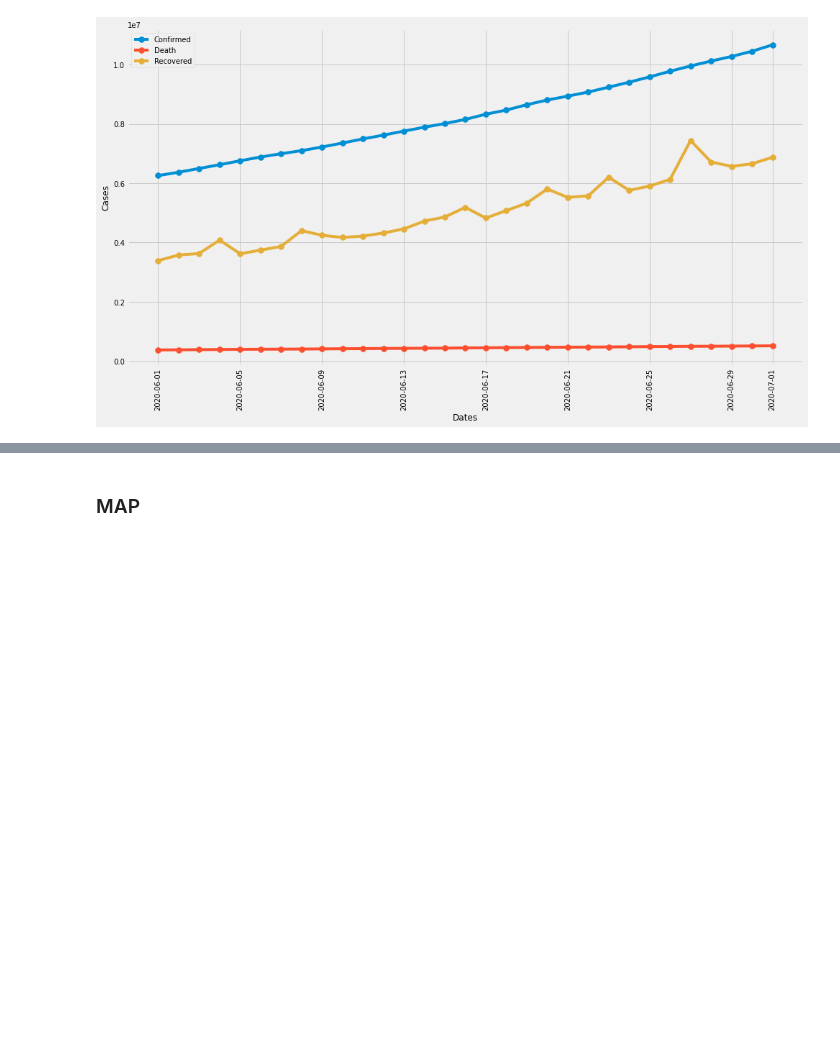
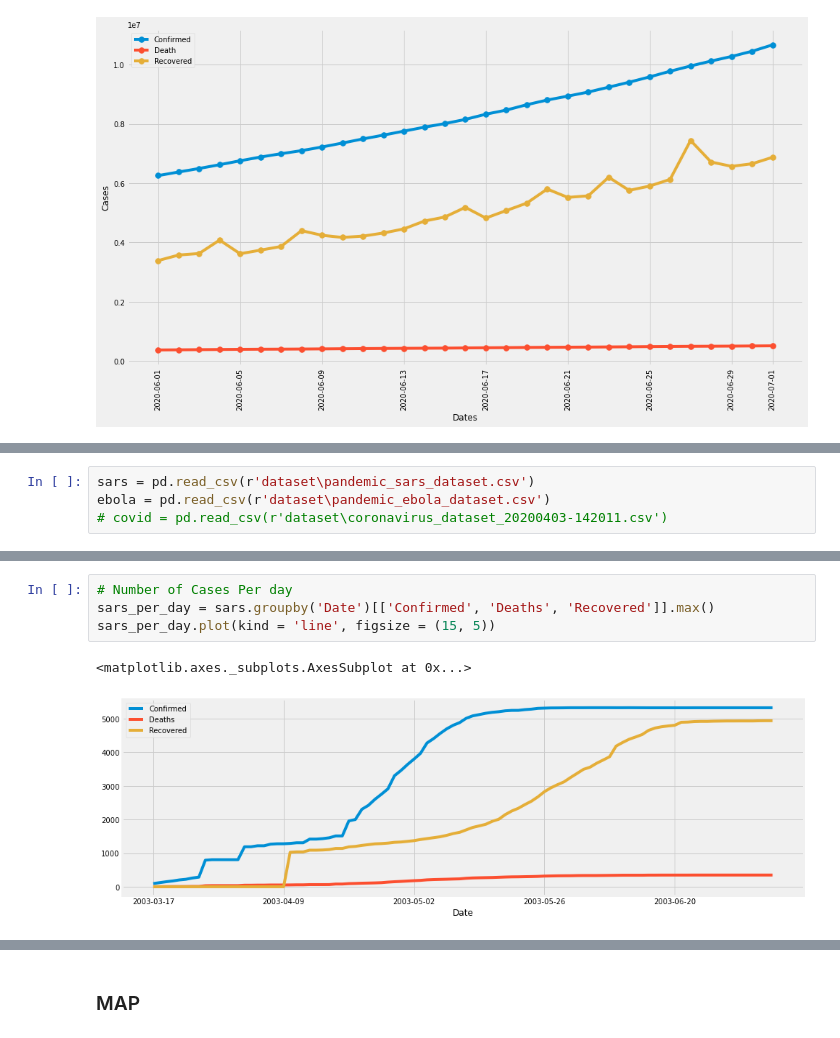
Before and after one commit to SUPREME-CODER/COVID-19-DASHBOARD, a Jupyter notebook: COVID DATA ANALYSIS.ipynb, the cells around one changed output, grey strips where cells are left out. Cells and saved outputs as stored; diff of their text form; blank space fills up the shorter version.

```diff
--- a/COVID DATA ANALYSIS.ipynb
+++ b/COVID DATA ANALYSIS.ipynb
@@ -203,0 +265,4 @@ cases_in_a_span_of_days(covid_data_by_date, '6/1/20', 30)
+# %%
+sars = pd.read_csv(r'dataset\pandemic_sars_dataset.csv')
+ebola = pd.read_csv(r'dataset\pandemic_ebola_dataset.csv')
+# covid = pd.read_csv(r'dataset\coronavirus_dataset_20200403-142011.csv')
@@ -203,0 +440,7 @@ cases_in_a_span_of_days(covid_data_by_date, '6/1/20', 30)
+# %%
+# Number of Cases Per day
+sars_per_day = sars.groupby('Date')[['Confirmed', 'Deaths', 'Recovered']].max()
+sars_per_day.plot(kind = 'line', figsize = (15, 5))
+# %% [output]
+<matplotlib.axes._subplots.AxesSubplot at 0x...>
+[figure, added]
```
Also changed, not shown: parts of 22 cells of this notebook, 3 other files.
